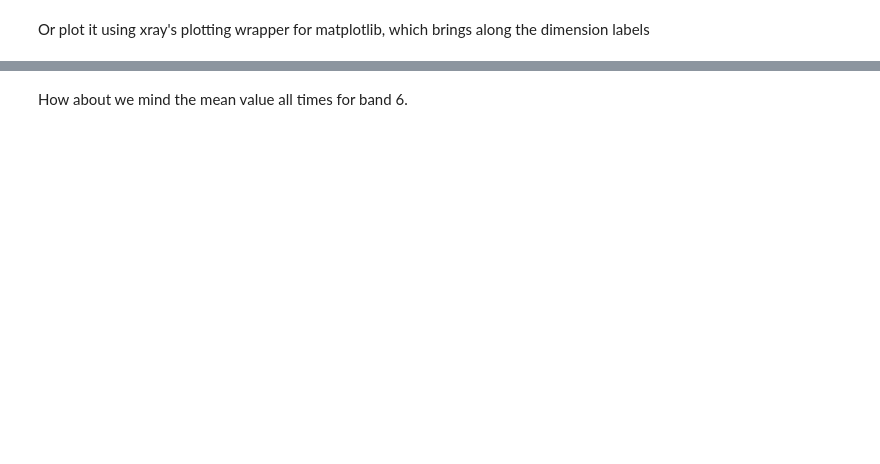
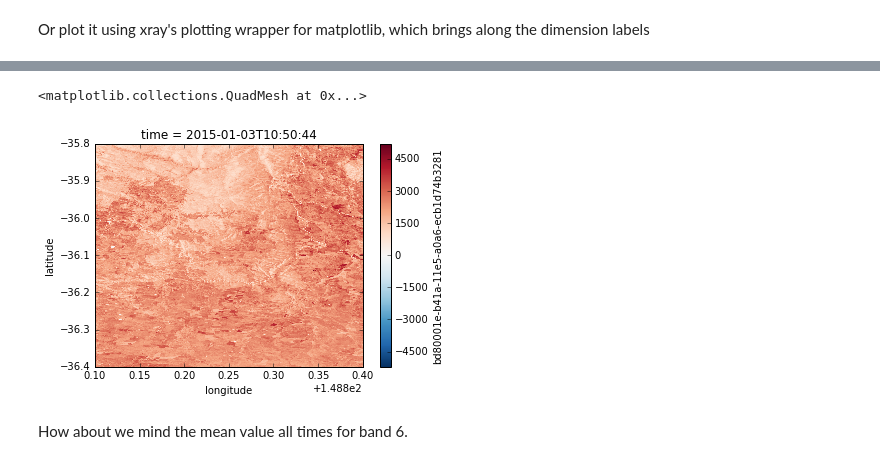
Before and after one commit to opendatacube/datacube-core, a Jupyter notebook: examples/notebooks/datacube_api_example.ipynb, the cells around one changed output, grey strips where cells are left out. Drawn from its saved outputs; the diff is of its cells as text; code cells hidden in the pictures; blank space fills up the shorter version.

```diff
--- a/examples/notebooks/datacube_api_example.ipynb
+++ b/examples/notebooks/datacube_api_example.ipynb
@@ -131,5 +102,8 @@ band_6.isel(time=0).plot()
 # %%
-band_6_masked.isel(time=0).sel(latitude=slice(-32.1,-35.4), longitude=slice(148.9, 149.3)).plot()
+band_6_masked.isel(time=0).sel(latitude=slice(-35.1,-36.4), longitude=slice(148.9, 149.3)).plot()
+# %% [output]
+<matplotlib.collections.QuadMesh at 0x...>
+[figure, added]
 # %% [markdown]
 How about we mind the mean value all times for band 6.
 # %%
```
Also changed, not shown: parts of 11 cells of this notebook, 5 other files.
